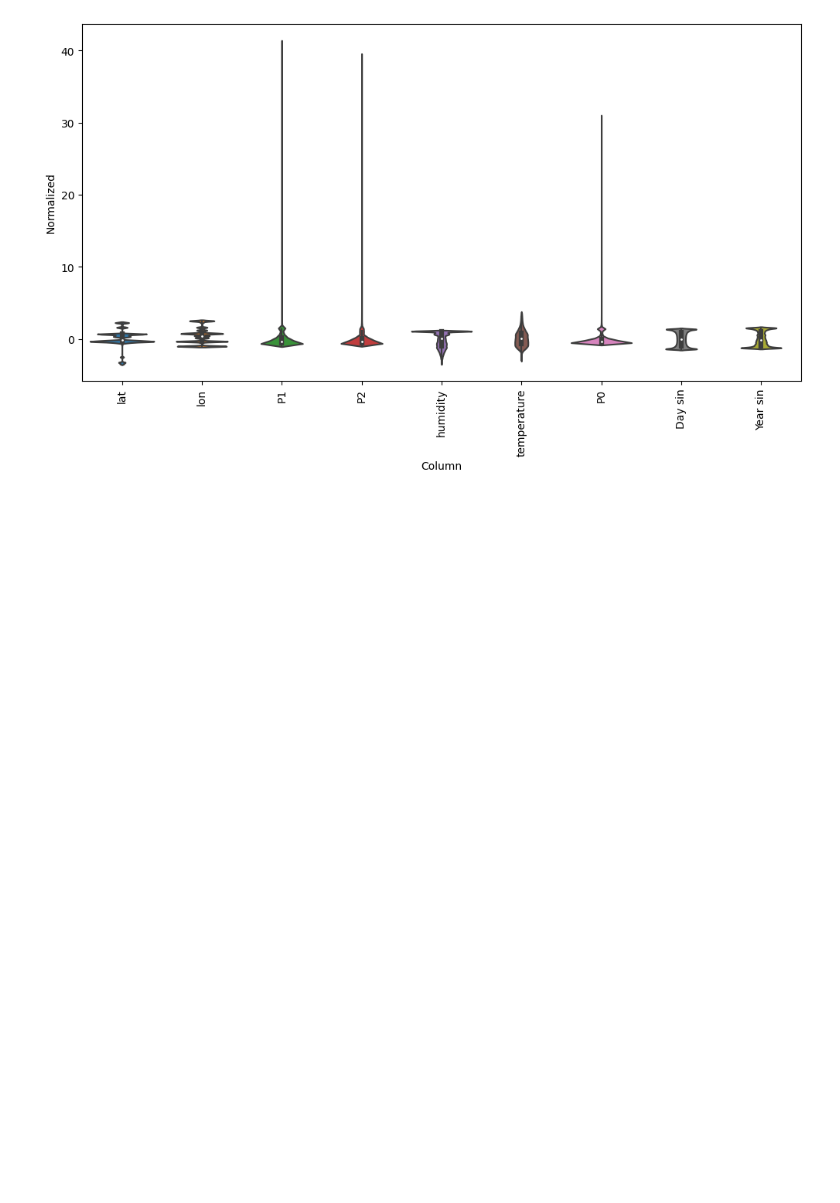
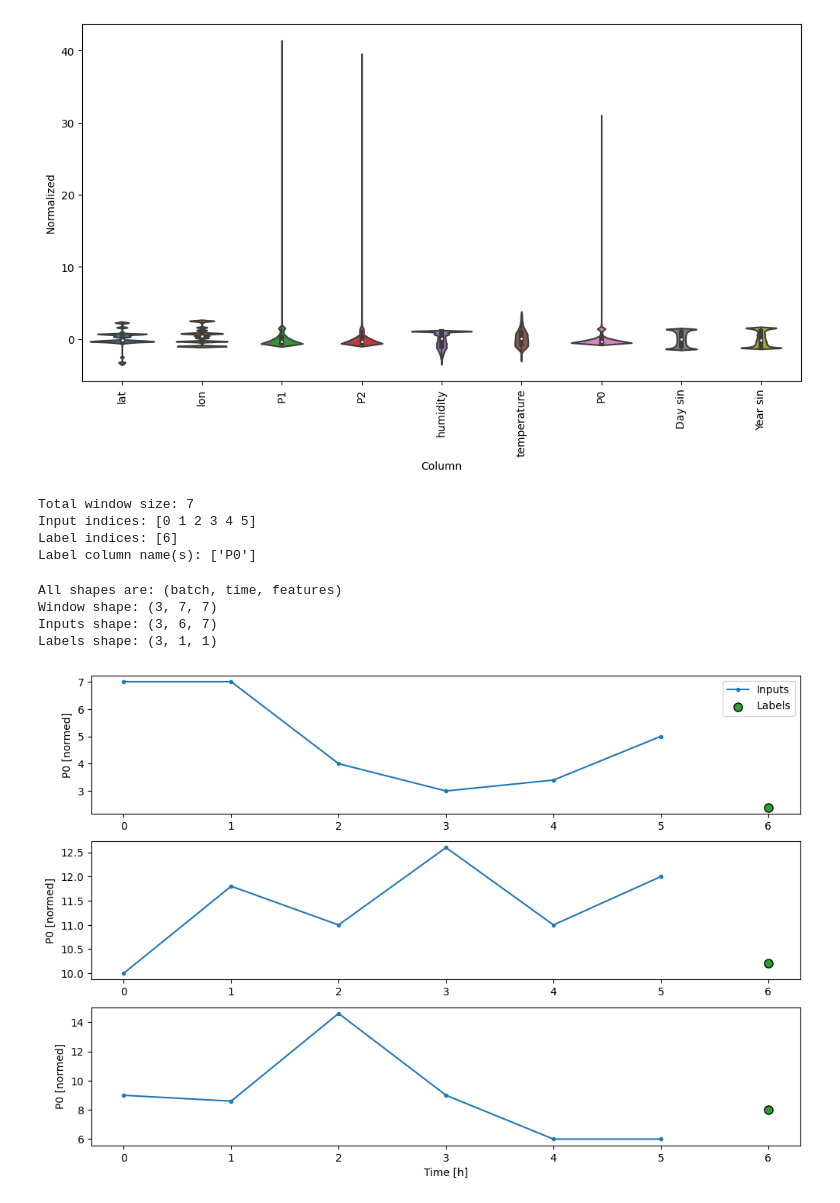
Before and after one commit to mart1bb/air_quality_africa, a Jupyter notebook: code/building_modele.ipynb, the cells around one changed output. Cells and saved outputs as stored; diff of their text form; code cells hidden in the pictures; blank space fills up the shorter version.

Commit message:
Starting window generator

```diff
--- a/code/building_modele.ipynb
+++ b/code/building_modele.ipynb
@@ -52,7 +72,7 @@ _ = ax.set_xticklabels(df.keys(), rotation=90)
 # %%
 class WindowGenerator():
   def __init__(self, input_width, label_width, shift,
-               train_df=train_df, val_df=val_df, test_df=test_df,
+               train_df, val_df, test_df,
                label_columns=None):
     # Store the raw data.
     self.train_df = train_df
@@ -87,3 +107,11 @@ class WindowGenerator():
         f'Input indices: {self.input_indices}',
         f'Label indices: {self.label_indices}',
         f'Label column name(s): {self.label_columns}'])
+# %%
+w1 = WindowGenerator(input_width=6, label_width=1, shift=1, train_df=train_df_p0, val_df=val_df_p0,test_df=test_df_p0,label_columns=['P0'])
+print(w1)
+# %% [output]
+Total window size: 7
+Input indices: [0 1 2 3 4 5]
+Label indices: [6]
+Label column name(s): ['P0']
@@ -89,0 +135,19 @@ class WindowGenerator():
+# %%
+# Stack three slices, the length of the total window.
+example_window = tf.stack([np.array(train_df_p0[:w1.total_window_size]),
+                           np.array(train_df_p0[100:100+w1.total_window_size]),
+                           np.array(train_df_p0[200:200+w1.total_window_size])])
+
+example_inputs, example_labels = w1.split_window(example_window)
+
+print('All shapes are: (batch, time, features)')
+print(f'Window shape: {example_window.shape}')
+print(f'Inputs shape: {example_inputs.shape}')
+print(f'Labels shape: {example_labels.shape}')
+# %% [output]
+All shapes are: (batch, time, features)
+Window shape: (3, 7, 7)
+Inputs shape: (3, 6, 7)
+Labels shape: (3, 1, 1)
+# %%
+w1.example = example_inputs, example_labels
@@ -89,0 +188,4 @@ class WindowGenerator():
+# %%
+w1.plot()
+# %% [output]
+[figure, added]
```
Also changed, not shown: parts of 19 cells of this notebook.
